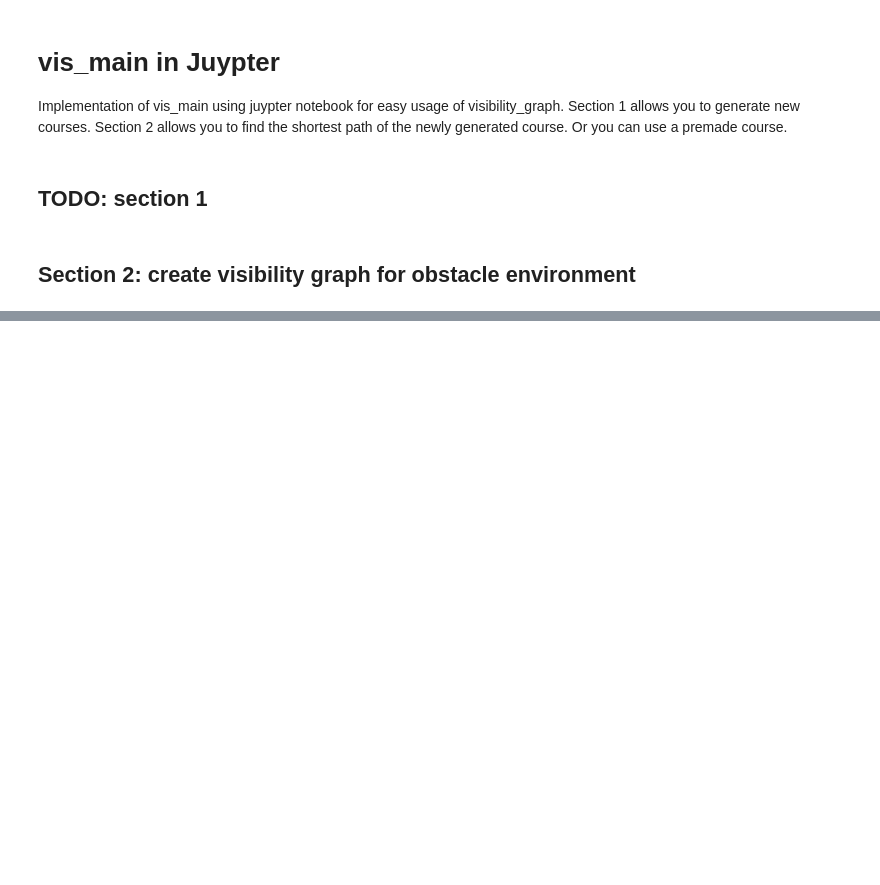
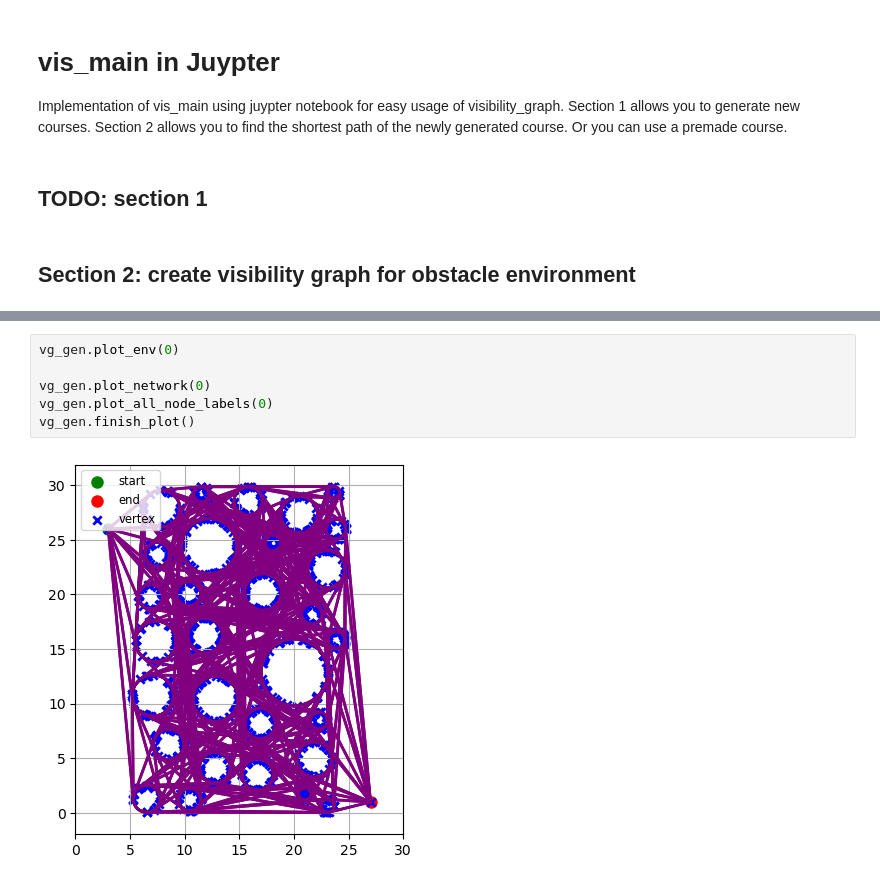
Before and after one commit to rpalfini/visibility_NN, a Jupyter notebook: simulator.ipynb, the cells around one changed output, grey strips where cells are left out. Drawn from its saved outputs; the diff is of its cells as text; blank space fills up the shorter version.

```diff
--- a/simulator.ipynb
+++ b/simulator.ipynb
@@ -50,0 +64,8 @@ vg_gen.plot_solution(0)
+# %%
+vg_gen.plot_env(0)
+
+vg_gen.plot_network(0)
+vg_gen.plot_all_node_labels(0)
+vg_gen.finish_plot()
+# %% [output]
+[figure, added]
```
Also changed, not shown: parts of 6 cells of this notebook, 3 other files.
